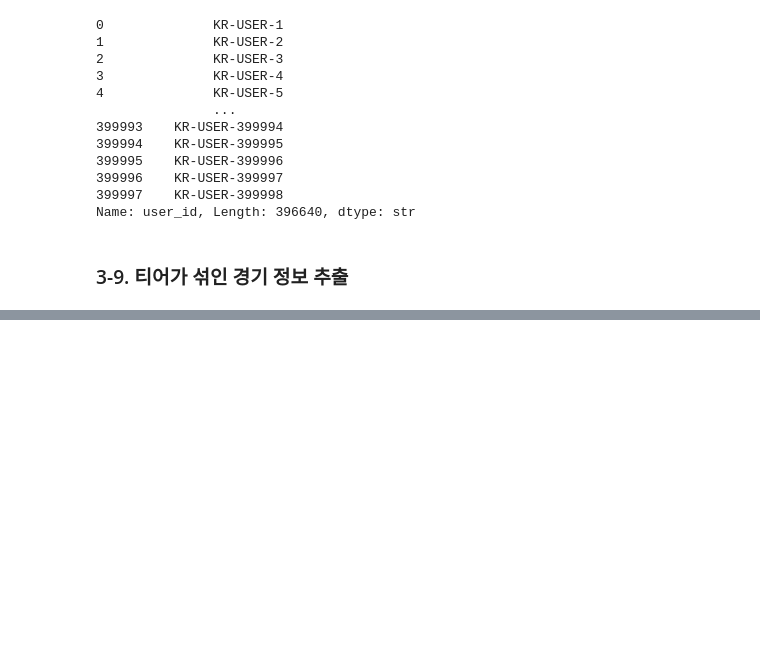
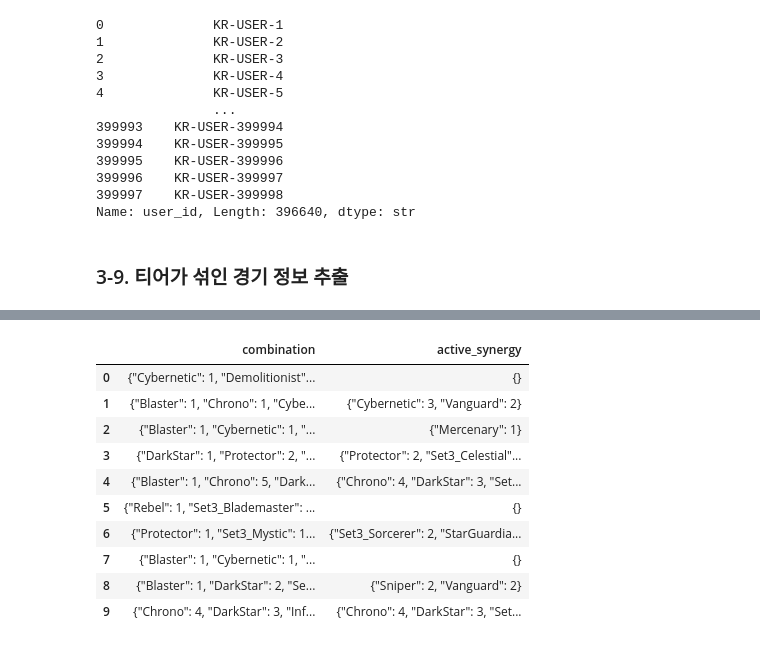
Before and after one commit to hanalo26/Third-project-sparta, a Jupyter notebook: works/JH/JH_Data_pre-process_v1.ipynb, the cells around one changed output, grey strips where cells are left out. Drawn from its saved outputs; the diff is of its cells as text; code cells hidden in the pictures; blank space fills up the shorter version.

```diff
--- a/works/JH/JH_Data_pre-process_v1.ipynb
+++ b/works/JH/JH_Data_pre-process_v1.ipynb
@@ -263,0 +432,87 @@ tier_order = {
+# %%
+import ast
+import json
+import pandas as pd
+
+# 1. 시너지별 활성화 기준(Threshold) 정의
+synergy_thresholds = {
+    # 직업 시너지
+    'Set3_Blademaster': [3, 6, 9],
+    'ManaReaver': [2],
+    'Set3_Sorcerer': [2, 4, 6, 8],
+    'Vanguard': [2, 4],
+    'Protector': [2, 4, 6],
+    'Set3_Mystic': [2, 4],
+    'Set3_Brawler': [2, 4],
+    'Mercenary': [1],
+    'Starship': [1],
+    'Infiltrator': [2, 4, 6],
+    'Sniper': [2],
+    'Blaster': [2, 4],
+    'Demolitionist': [2],
+
+    # 계열 시너지
+    'Set3_Void': [3],
+    'MechPilot': [3],
+    'Rebel': [3, 6, 9],
+    'Valkyrie': [2],
+    'StarGuardian': [3, 6],
+    'Cybernetic': [3, 6],
+    'Chrono': [2, 4, 6],
+    'DarkStar': [3, 6, 9],
+    'SpacePirate': [2, 4],
+    'Set3_Celestial': [2, 4, 6]
+}
+
+# 2. 활성화 레벨 계산 함수
+def get_active_level(count, thresholds):
+    active = 0
+    for t in thresholds:
+        if count >= t:
+            active = t
+        else:
+            break
+    return active
+
+# 3. 딕셔너리(JSON) 형태로 활성화된 시너지만 반환하는 함수
+def parse_active_synergies_to_dict(comb_str):
+    if pd.isna(comb_str) or comb_str == '{}':
+        return '{}'
+
+    try:
+        comb_dict = ast.literal_eval(comb_str)
+    except:
+        return '{}'
+
+    active_res = {}
+    for syn, count in comb_dict.items():
+        if syn in synergy_thresholds:
+            active_lvl = get_active_level(count, synergy_thresholds[syn])
+            # 활성화 레벨이 0보다 큰 경우(최소 조건 달성)에만 딕셔너리에 추가
+            if active_lvl > 0:
+                active_res[syn] = active_lvl
+
+    # 활성화된 시너지가 하나도 없으면 빈 딕셔너리 문자열 반환
+    if not active_res:
+        return '{}'
+
+    # 기존 combination 컬럼과 동일하게 JSON 문자열 형태로 반환
+    return json.dumps(active_res, ensure_ascii=False)
+
+# 4. 파생 변수 컬럼 'active_synergy' 생성
+df_all_match_2['active_synergy'] = df_all_match_2['combination'].apply(parse_active_synergies_to_dict)
+
+# ✅ 결과 확인 (기존 combination과 변환된 active_synergy 비교)
+display(df_all_match_2[['combination', 'active_synergy']].head(10))
+# %% [output]
+|  | combination | active_synergy |
+| 0 | {"Cybernetic": 1, "Demolitionist"... | {} |
+| 1 | {"Blaster": 1, "Chrono": 1, "Cybe... | {"Cybernetic": 3, "Vanguard": 2} |
+| 2 | {"Blaster": 1, "Cybernetic": 1, "... | {"Mercenary": 1} |
+| 3 | {"DarkStar": 1, "Protector": 2, "... | {"Protector": 2, "Set3_Celestial"... |
+| 4 | {"Blaster": 1, "Chrono": 5, "Dark... | {"Chrono": 4, "DarkStar": 3, "Set... |
+| 5 | {"Rebel": 1, "Set3_Blademaster": ... | {} |
+| 6 | {"Protector": 1, "Set3_Mystic": 1... | {"Set3_Sorcerer": 2, "StarGuardia... |
+| 7 | {"Blaster": 1, "Cybernetic": 1, "... | {} |
+| 8 | {"Blaster": 1, "DarkStar": 2, "Se... | {"Sniper": 2, "Vanguard": 2} |
+| 9 | {"Chrono": 4, "DarkStar": 3, "Inf... | {"Chrono": 4, "DarkStar": 3, "Set... |
```
Also changed, not shown: parts of 9 cells of this notebook.
